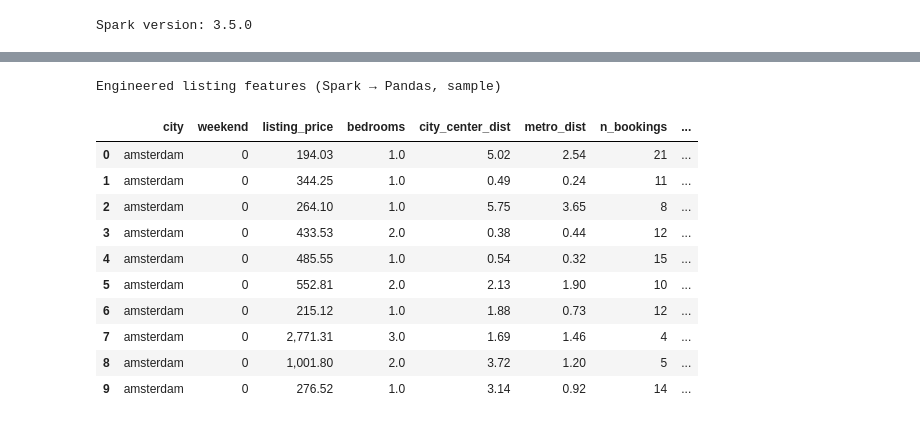
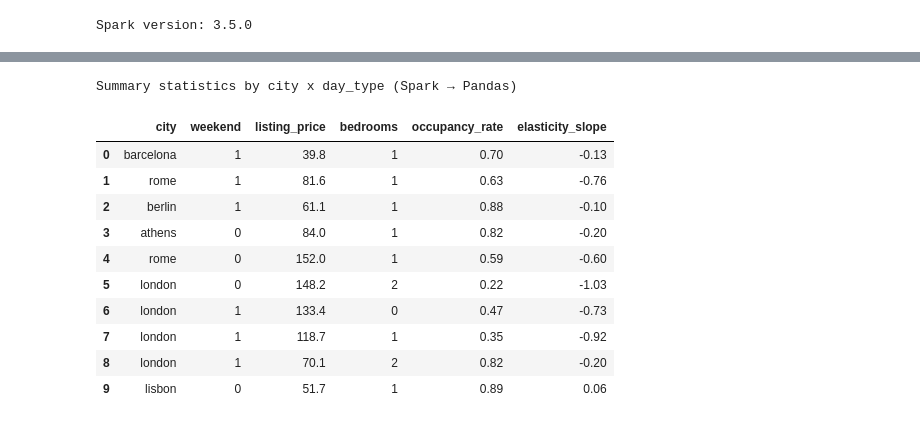
Before and after one commit to andresrogers/airbnb_bookings_price_demand_elasticity_pyspark, a Jupyter notebook: notebooks/02_feature_engineering.ipynb, the cells around one changed output, grey strips where cells are left out. Cells and saved outputs as stored; diff of their text form; code cells hidden in the pictures.

```diff
--- a/notebooks/02_feature_engineering.ipynb
+++ b/notebooks/02_feature_engineering.ipynb
@@ -93,6 +171,6 @@ only showing top 10 rows
 
 listing_features_df, segment_df = SparkFeatureEngineer.build_feature_dataset(
     df,
-    segment_cols=['city', 'weekend'],
+    segment_cols=['city', 'weekend', 'season'],
     encode_categoricals=True
 )
@@ -366,52 +531,37 @@ preview_pdf.to_csv(outputs_dir / 'segment_dataset_preview.csv', index=False)
 # %%
 # Pretty-print engineered features via a styled Pandas DataFrame (safe limit + formatting)
-features_pdf = listing_features_df.limit(5000).toPandas().head(10)
+features_pdf = listing_features_df.orderBy(F.rand()).limit(10).toPandas()
 
 # Format dictionary for display
 fmt_features = {
-    "listing_price": "{:,.2f}",
-    "bedrooms": "{:.1f}",
-    "city_center_dist": "{:,.2f}",
-    "metro_dist": "{:,.2f}",
-    "n_bookings": "{:,.0f}",
-    "price_per_bedroom": "{:,.2f}",
-    "quality_score": "{:.2f}",
-    "price_x_satisfaction": "{:,.2f}",
-    "price_per_dist_km": "{:,.2f}",
-    "segment_listing_count": "{:,.0f}",
-    "segment_avg_price": "{:,.2f}",
-    "segment_median_price": "{:,.2f}",
-    "segment_p90_price": "{:,.2f}",
-    "segment_p10_price": "{:,.2f}",
-    "segment_price_std": "{:,.2f}",
-    "segment_price_spread": "{:,.2f}",
-    "price_vs_segment_median": "{:.3f}",
-    "price_vs_segment_avg": "{:.3f}",
-    "relative_price_volatility": "{:.3f}",
+    "listing_price": "{:,.1f}",
+    "bedrooms": "{:,.0f}",
+    "occupancy_rate": "{:,.2f}",
+    "elasticity_slope": "{:.2f}",
 }
 
 # Show a compact subset of columns for GitHub-friendly display
-select_cols = ['city', 'weekend'] + [c for c in fmt_features.keys() if c in features_pdf.columns] + (['elasticity_slope'] if 'elasticity_slope' in features_pdf.columns else [])
+select_cols = ['city', 'weekend', 'listing_price','bedrooms','occupancy_rate'] + (['elasticity_slope'] if 'elasticity_slope' in features_pdf.columns else [])
 subset = features_pdf[select_cols]
 
 display(
     subset.style.format(fmt_features)
-                .set_table_attributes("style='width:95%; font-family: Arial; font-size:11px;'")
-                .set_caption("Engineered listing features (Spark → Pandas, sample)")
+                       .set_table_attributes("style='width:90%; font-family: Arial; font-size:12px;'")
+                       .set_caption("Summary statistics by city x day_type (Spark → Pandas)")
 )
 # %% [output]
-Engineered listing features (Spark → Pandas, sample)
+Summary statistics by city x day_type (Spark → Pandas)
-|  | city | weekend | listing_price | bedrooms | city_center_dist | metro_dist | n_bookings | ... |
-| 0 | amsterdam | 0 | 194.03 | 1.0 | 5.02 | 2.54 | 21 | ... |
-| 1 | amsterdam | 0 | 344.25 | 1.0 | 0.49 | 0.24 | 11 | ... |
-| 2 | amsterdam | 0 | 264.10 | 1.0 | 5.75 | 3.65 | 8 | ... |
-| 3 | amsterdam | 0 | 433.53 | 2.0 | 0.38 | 0.44 | 12 | ... |
-| 4 | amsterdam | 0 | 485.55 | 1.0 | 0.54 | 0.32 | 15 | ... |
-| 5 | amsterdam | 0 | 552.81 | 2.0 | 2.13 | 1.90 | 10 | ... |
-| 6 | amsterdam | 0 | 215.12 | 1.0 | 1.88 | 0.73 | 12 | ... |
-| 7 | amsterdam | 0 | 2,771.31 | 3.0 | 1.69 | 1.46 | 4 | ... |
-| 8 | amsterdam | 0 | 1,001.80 | 2.0 | 3.72 | 1.20 | 5 | ... |
-| 9 | amsterdam | 0 | 276.52 | 1.0 | 3.14 | 0.92 | 14 | ... |
+|  | city | weekend | listing_price | bedrooms | occupancy_rate | elasticity_slope |
+| 0 | barcelona | 1 | 39.8 | 1 | 0.70 | -0.13 |
+| 1 | rome | 1 | 81.6 | 1 | 0.63 | -0.76 |
+| 2 | berlin | 1 | 61.1 | 1 | 0.88 | -0.10 |
+| 3 | athens | 0 | 84.0 | 1 | 0.82 | -0.20 |
+| 4 | rome | 0 | 152.0 | 1 | 0.59 | -0.60 |
+| 5 | london | 0 | 148.2 | 2 | 0.22 | -1.03 |
+| 6 | london | 1 | 133.4 | 0 | 0.47 | -0.73 |
+| 7 | london | 1 | 118.7 | 1 | 0.35 | -0.92 |
+| 8 | london | 1 | 70.1 | 2 | 0.82 | -0.20 |
+| 9 | lisbon | 0 | 51.7 | 1 | 0.89 | 0.06 |
 # %%
 import matplotlib.pyplot as plt
 import seaborn as sns
```
Also changed, not shown: parts of 12 cells of this notebook, 2 other files.
